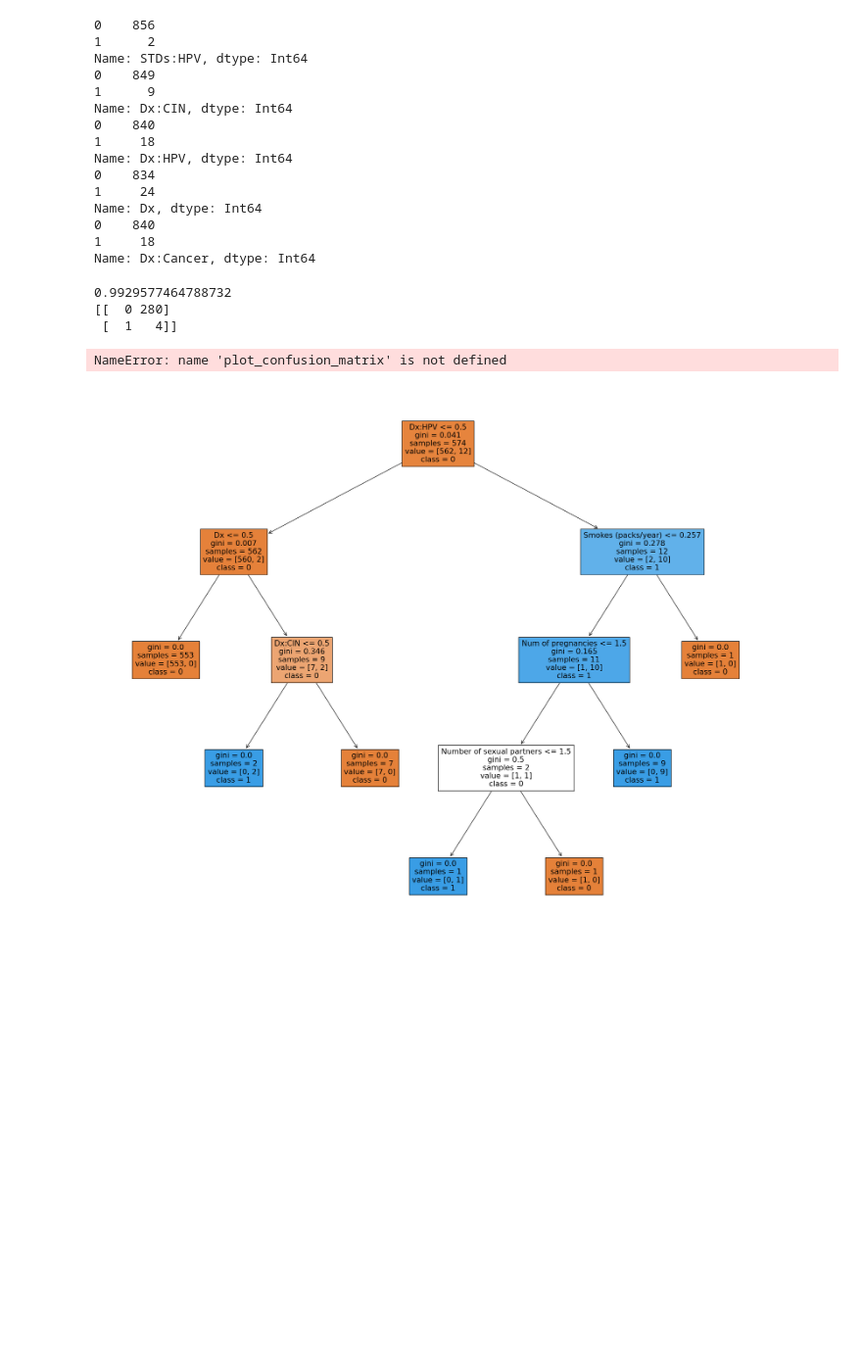
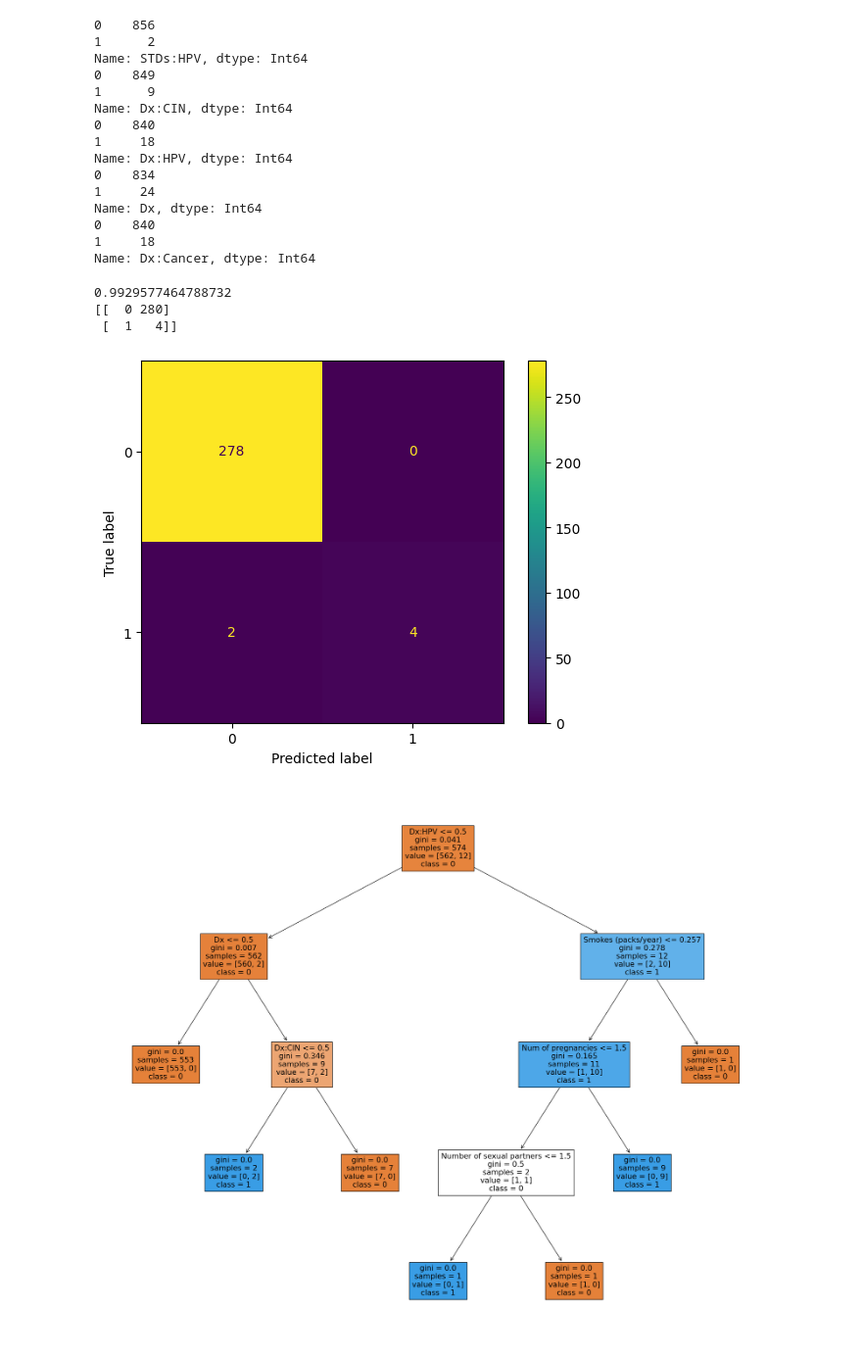
Before and after one commit to erinmcmahon26/Cervical_Cancer_Risk_Assessment, a Jupyter notebook: RiskFactorEDA.ipynb, the cells around one changed output. Shown at 98% size. Cells and saved outputs as stored; diff of their text form; code cells hidden in the pictures; blank space fills up the shorter version.

```diff
--- a/RiskFactorEDA.ipynb
+++ b/RiskFactorEDA.ipynb
@@ -184,20 +182,19 @@ Name: Dx:Cancer, dtype: Int64
 # %%
 y = Y.astype('int')
 X_train, X_test, y_train, y_test = train_test_split(X, y, test_size=0.33, random_state=1)
 tree = DecisionTreeClassifier()
 tree.fit(X_train,y_train)
 y_pred = tree.predict(X_test)
 print(accuracy_score(y_test,y_pred))
 unique, counts = np.unique(y_pred, return_counts=True)
 print(np.asarray((unique, counts)).T)
-confusion_matrix(y_test,y_pred)
-plot_confusion_matrix(tree, X_test, y_test, cmap=plt.cm.Blues)
-plt.show()
+cm = confusion_matrix(y_test,y_pred)
+cm_display = ConfusionMatrixDisplay(cm).plot()
 # %% [output]
 0.9929577464788732
 [[  0 280]
  [  1   4]]
-NameError: name 'plot_confusion_matrix' is not defined
+[figure, added]
 # %%
 fig = plt.figure(figsize=(25,20))
 _ = plot_tree(tree,
```
Also changed, not shown: parts of 3 cells of this notebook.
